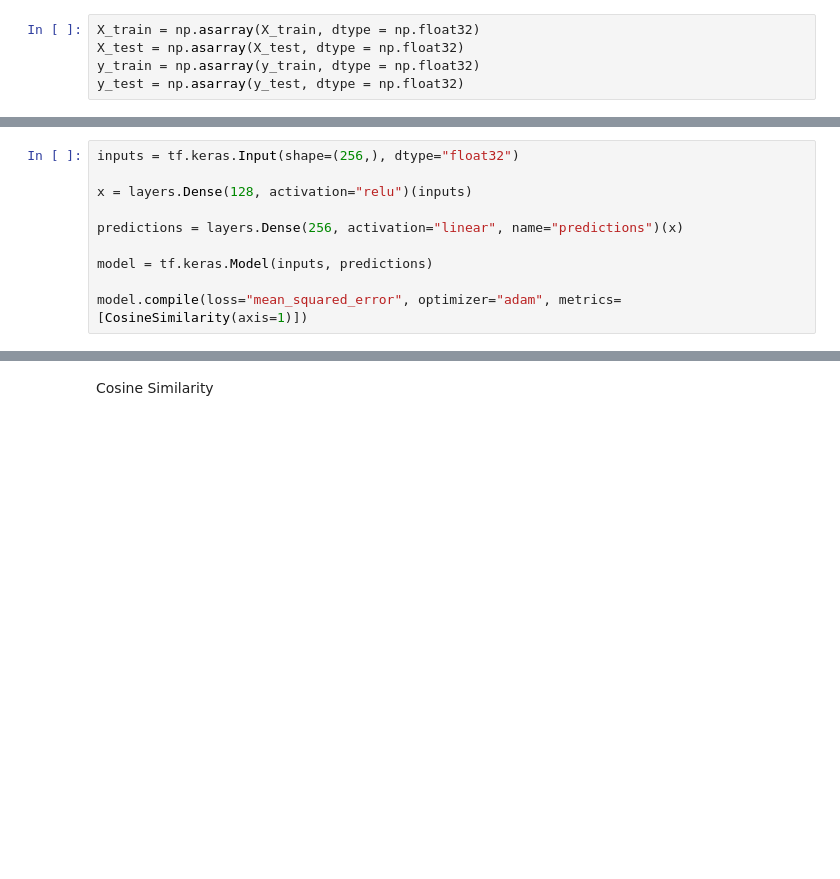
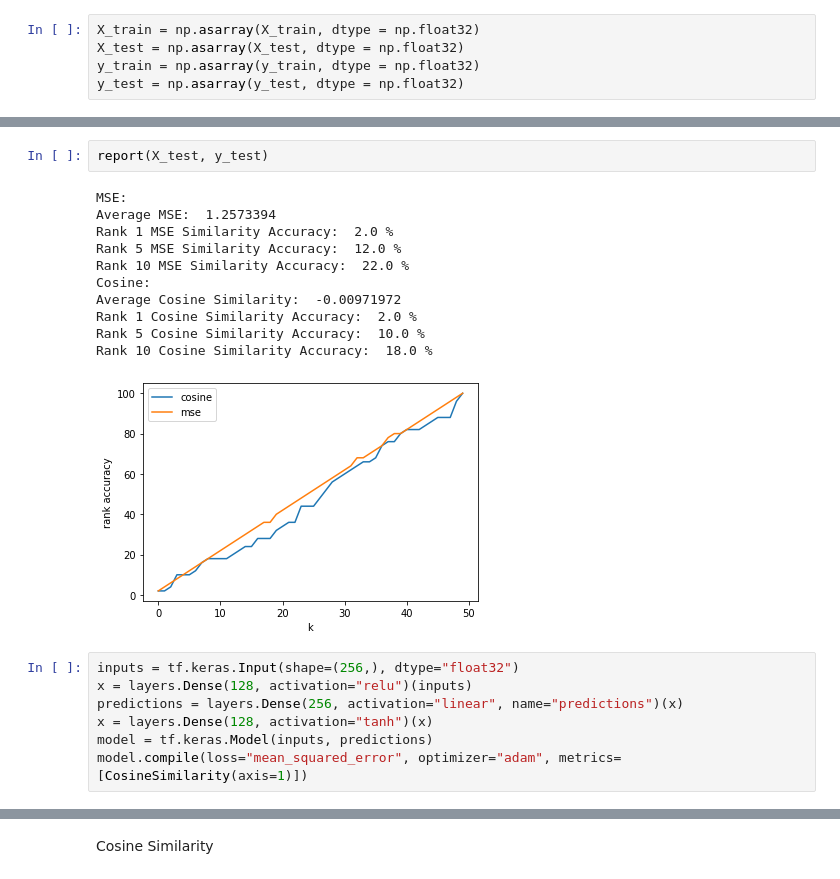
Before and after one commit to pickledherring/NLP-group, a Jupyter notebook: gloss2sgns.ipynb, the cells around one changed output, grey strips where cells are left out. Drawn from its saved outputs; the diff is of its cells as text; blank space fills up the shorter version.

```diff
--- a/gloss2sgns.ipynb
+++ b/gloss2sgns.ipynb
@@ -181,12 +222,23 @@ Average Cosine Similarity:  -0.0026748325
+# %%
+report(X_test, y_test)
+# %% [output]
+MSE:
+Average MSE:  1.2573394
+Rank 1 MSE Similarity Accuracy:  2.0 %
+Rank 5 MSE Similarity Accuracy:  12.0 %
+Rank 10 MSE Similarity Accuracy:  22.0 %
+Cosine:
+Average Cosine Similarity:  -0.00971972
+Rank 1 Cosine Similarity Accuracy:  2.0 %
+Rank 5 Cosine Similarity Accuracy:  10.0 %
+Rank 10 Cosine Similarity Accuracy:  18.0 %
+[figure, added]
 # %%
 inputs = tf.keras.Input(shape=(256,), dtype="float32")
-
 x = layers.Dense(128, activation="relu")(inputs)
-
 predictions = layers.Dense(256, activation="linear", name="predictions")(x)
-
+x = layers.Dense(128, activation="tanh")(x)
 model = tf.keras.Model(inputs, predictions)
-
 model.compile(loss="mean_squared_error", optimizer="adam", metrics=[CosineSimilarity(axis=1)])
 # %%
 model.summary()
```
Also changed, not shown: parts of 16 cells of this notebook.
